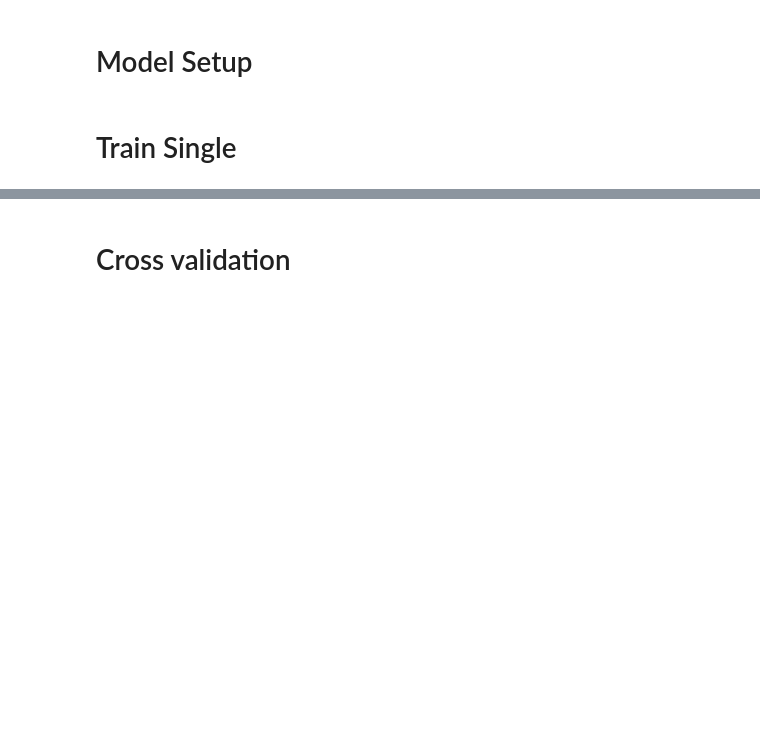
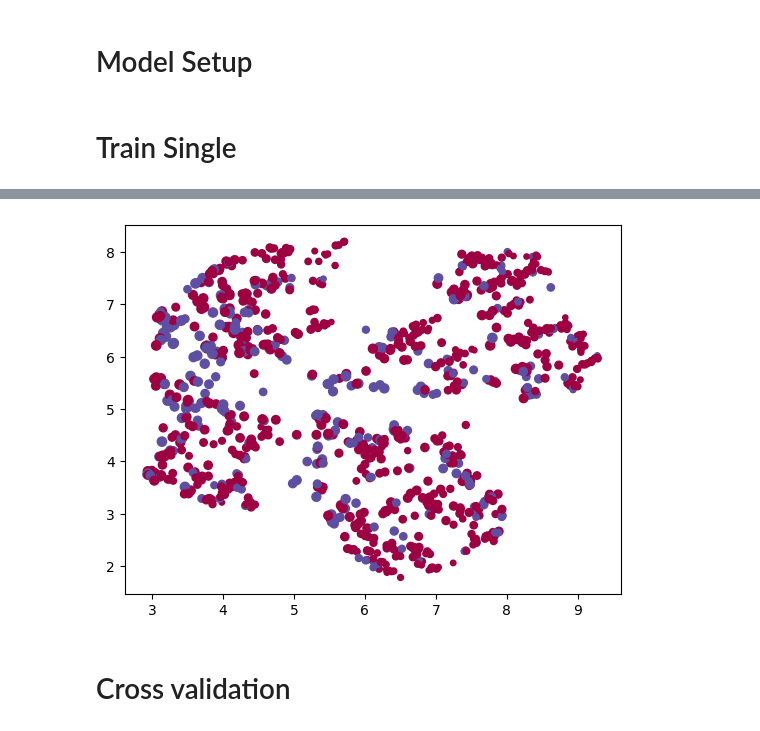
Before and after one commit to HSaleem352/Project_4, a Jupyter notebook: Project4/notebooks/BinaryDeanTrainDNN.ipynb, the cells around one changed output, grey strips where cells are left out. Saved outputs shown, nothing was run; the diff lists cells and outputs as text; code cells hidden in the pictures; blank space fills up the shorter version.

```diff
--- a/Project4/notebooks/BinaryDeanTrainDNN.ipynb
+++ b/Project4/notebooks/BinaryDeanTrainDNN.ipynb
@@ -167,3 +237,11 @@ train('model.h5', X_train, y_train, X_test, y_test, config)
+# %%
+standard_embedding = umap.UMAP(
+    n_neighbors=30,
+    min_dist=0.0,
+    n_components=2, random_state=42).fit_transform(X)
+plt.scatter(standard_embedding[:, 0], standard_embedding[:, 1], c=y, s=.5*data.der_age_trunc, cmap='Spectral');
+# %% [output]
+[figure, added]
 # %% [markdown]
 # Cross validation
 # %%
```
Also changed, not shown: parts of 15 cells of this notebook.
